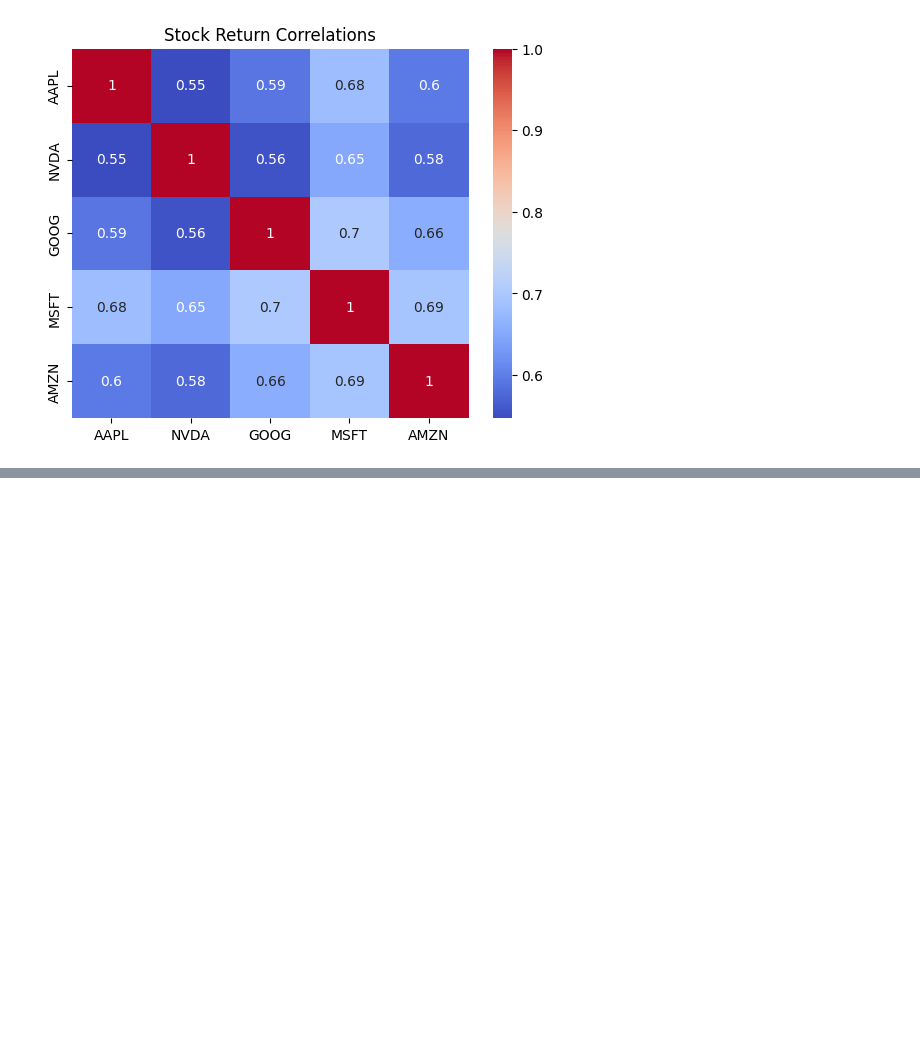
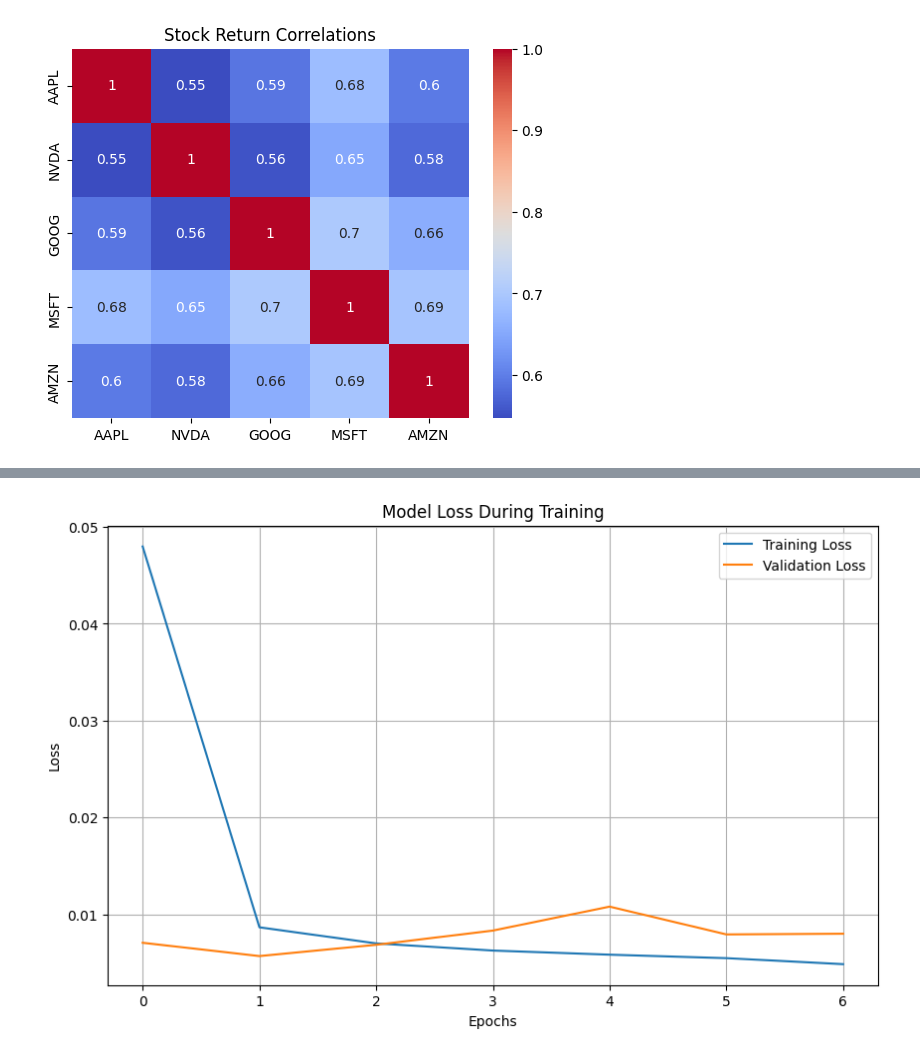
Before and after one commit to sadiq937/Shaik_DM, a Jupyter notebook: PS5.ipynb, the cells around one changed output, grey strips where cells are left out. Saved outputs shown, nothing was run; the diff lists cells and outputs as text; code cells hidden in the pictures; blank space fills up the shorter version.

```diff
--- a/PS5.ipynb
+++ b/PS5.ipynb
@@ -671,0 +644,55 @@ for stock in ['AAPL', 'NVDA', 'JPM', 'WMT', 'XOM', 'JNJ', 'BA']:
+# %%
+## 🪟 Create 60-Day Sequences
+def create_sequences(data, window_size=60):
+    X, y = [], []
+    for i in range(window_size, len(data)):
+        X.append(data[i-window_size:i])
+        y.append(data[i, 3])  # Predict 'Close' column (index 3)
+    return np.array(X), np.array(y)
+
+x_train, y_train = create_sequences(train_data)
+x_val, y_val = create_sequences(val_data)
+x_test, y_test = create_sequences(test_data)
+
+## 🔄 Reshape for LSTM
+x_train = np.reshape(x_train, (x_train.shape[0], x_train.shape[1], x_train.shape[2]))
+x_val = np.reshape(x_val, (x_val.shape[0], x_val.shape[1], x_val.shape[2]))
+x_test = np.reshape(x_test, (x_test.shape[0], x_test.shape[1], x_test.shape[2]))
+
+## 🧠 Build Enhanced LSTM Model
+model = Sequential([
+    Input(shape=(x_train.shape[1], x_train.shape[2])),
+    Bidirectional(LSTM(128, return_sequences=True)),
+    Dropout(0.5),
+    LSTM(64),
+    Dropout(0.2),
+    Dense(25),
+    Dense(1)
+])
+model.compile(optimizer='adam', loss='mean_squared_error')
+## ⏳ Callbacks
+early_stop = EarlyStopping(monitor='val_loss', patience=5, restore_best_weights=True)
+model_save = ModelCheckpoint('best_model.h5', monitor='val_loss', save_best_only=True)
+lr_schedule = ReduceLROnPlateau(monitor='val_loss', factor=0.5, patience=3, min_lr=1e-5)
+## 🎯 Train the Model
+history = model.fit(
+    x_train, y_train,
+    epochs=50,
+    batch_size=32,
+    validation_data=(x_val, y_val),
+    callbacks=[early_stop, model_save, lr_schedule],
+    verbose=1
+)
+## 📈 Loss Curves
+plt.figure(figsize=(10,6))
+plt.plot(history.history['loss'], label='Training Loss')
+plt.plot(history.history['val_loss'], label='Validation Loss')
+plt.title('Model Loss During Training')
+plt.xlabel('Epochs')
+plt.ylabel('Loss')
+plt.legend()
+plt.grid()
+plt.show()
+## 💾 Load Best Model
+model = load_model('best_model.h5')
+# %% [output]
@@ -671,0 +717 @@ for stock in ['AAPL', 'NVDA', 'JPM', 'WMT', 'XOM', 'JNJ', 'BA']:
+[figure, added]
```
Also changed, not shown: parts of 21 cells of this notebook.
